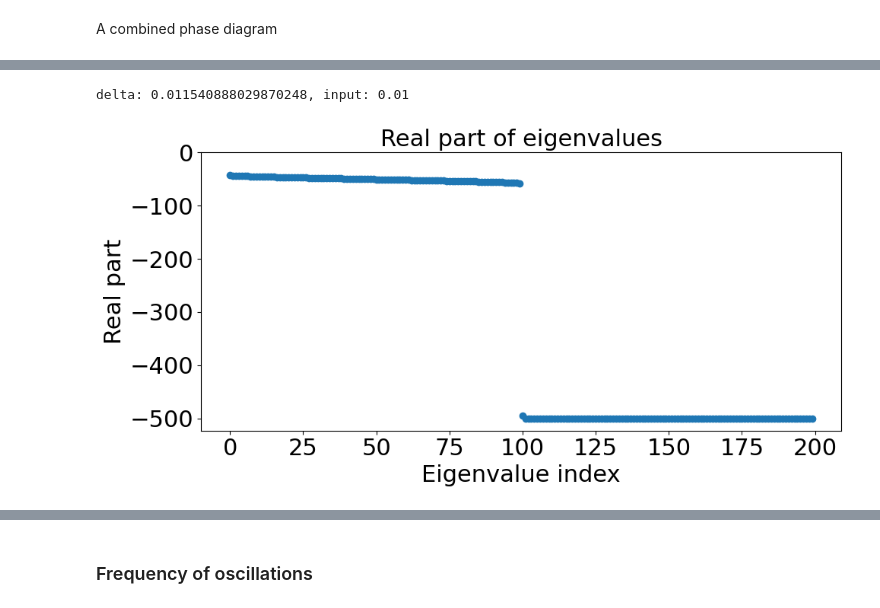
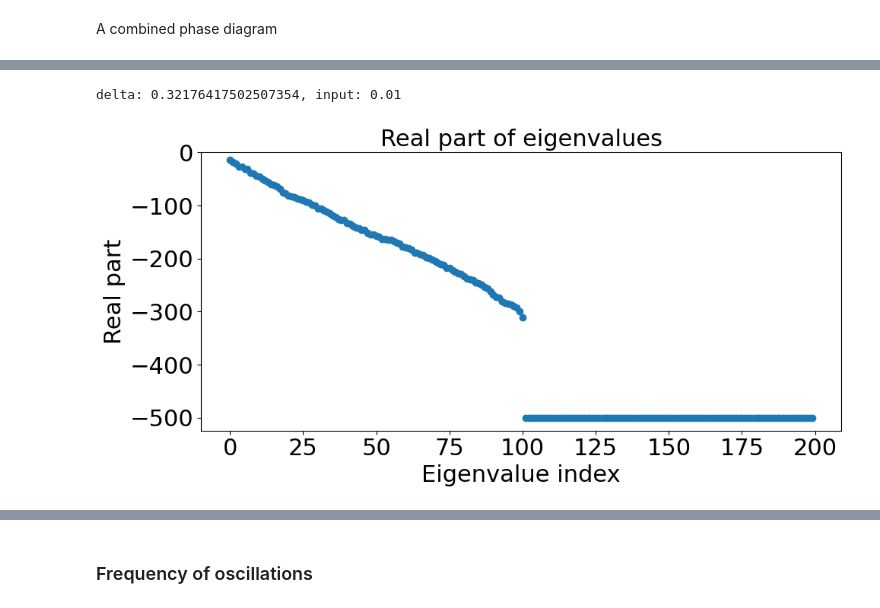
Before and after one commit to shivangrawat/perturbed_organics, a Jupyter notebook: examples/plot_phase_delocalized.ipynb, the cells around one changed output, grey strips where cells are left out. Saved outputs shown, nothing was run; the diff lists cells and outputs as text; code cells hidden in the pictures.

```diff
--- a/examples/plot_phase_delocalized.ipynb
+++ b/examples/plot_phase_delocalized.ipynb
@@ -19,8 +19,8 @@ input_type = 'delocalized'
 mu = "0.0"
 mu_val = float(mu)
 
-folder_loc = f'/scratch/sr6364/perturbed_organics/data/adaptive_phase_diagram_100/{input_type}'
-# folder_name = f'{input_type}_goe_symmetric_N_100_s_100_mu_{mu}_num_delta_200_num_input_200_num_trials_100_b0_1.0_b1_1.0_phase_diagram_linear'
+# folder_loc = f'/scratch/sr6364/perturbed_organics/data/adaptive_phase_diagram_100/{input_type}'
+folder_loc = f'/scratch/sr6364/perturbed_organics/data/adaptive_phase_diagram_100_large_delta/{input_type}'
 folder_name = f'{input_type}_goe_symmetric_N_100_s_100_mu_{mu}_num_delta_200_num_input_200_num_trials_100_b0_1.0_b1_1.0_phase_diagram_log-scale'
 
 
@@ -852,34 +854,34 @@ The PostScript backend does not support transparency; partially transparent arti
 # %%
 # finding the separation of scales in the center manifold and stable regions
 trial_idx = 0
-delta_idx = 5
+delta_idx = 100
 input_idx = 0
 sample_eigval = eigvals[delta_idx, input_idx, trial_idx, :]
 sample_eigval_real = sample_eigval.real
 # order them in descending order
 sample_eigval_real = np.sort(sample_eigval_real)[::-1]
 
 print(f'delta: {delta_range[delta_idx]}, input: {input_range[input_idx]}')
 
 # plot the real part of eigenvalues
 plt.figure(figsize=(10, 5))
 plt.plot(sample_eigval_real, 'o')
 plt.xlabel('Eigenvalue index', fontsize=22)
 plt.ylabel('Real part', fontsize=22)
 plt.xticks(fontsize=22)
 plt.yticks(fontsize=22)
 plt.title('Real part of eigenvalues', fontsize=22)
 # Let matplotlib autoscale the y-axis first
 plt.autoscale(axis='y')
 
 # Get the current lower limit
 current_bottom, _ = plt.ylim()
 
 # Set only the upper limit to 0, while retaining the autoscaled lower limit
 plt.ylim(current_bottom, 0)
 
 plt.tight_layout()
 plt.show()
 # %% [output]
-delta: 0.011540888029870248, input: 0.01
+delta: 0.32176417502507354, input: 0.01
-[figure, old version]
+[figure, new version]
```
Also changed, not shown: parts of 16 cells of this notebook, 5 other files.
